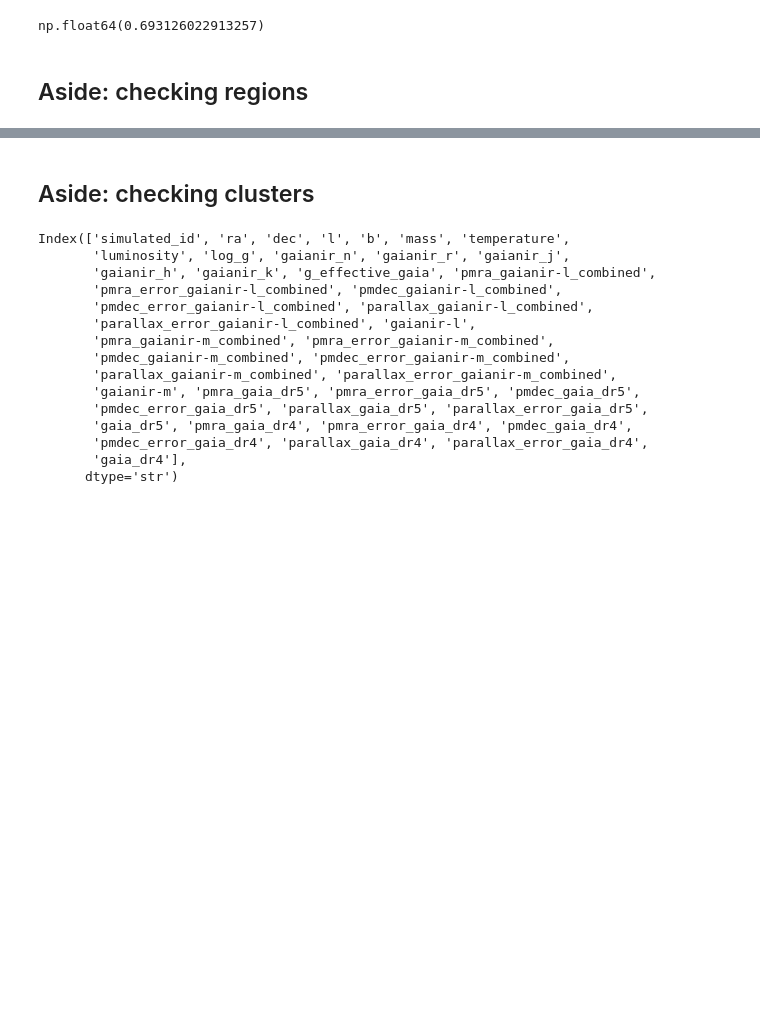
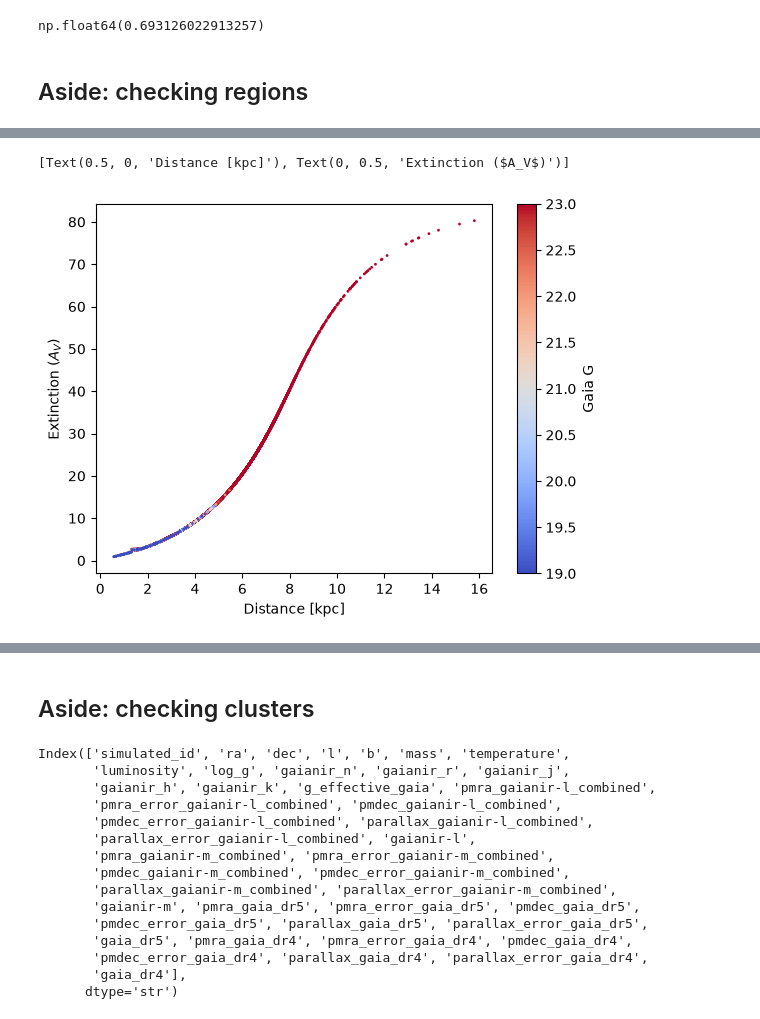
Before and after one commit to emilyhunt/gaianir-open-clusters, a Jupyter notebook: prototypes/selection/selection.ipynb, the cells around one changed output, grey strips where cells are left out. Cells and saved outputs as stored; diff of their text form; code cells hidden in the pictures; blank space fills up the shorter version.

Commit message:
check new regions. They work! Thank Fuck For That

```diff
--- a/prototypes/selection/selection.ipynb
+++ b/prototypes/selection/selection.ipynb
@@ -667,0 +668,19 @@ plt.scatter(good_gaia['pmra_gaia_dr5'], good_gaia['pmdec_gaia_dr5'], s=3)
+# %%
+good_region = region.query("`uncrowded_gaianir-l`").sort_values(
+    "gaia_dr3_g", ascending=False
+)
+
+points = plt.scatter(
+    good_region["distance"],
+    good_region["extinction"],
+    s=1,
+    c=good_region["gaia_dr3_g"],
+    vmin=19,
+    vmax=23,
+    cmap="coolwarm",
+)
+plt.colorbar(points, label="Gaia G")
+plt.gca().set(xlabel="Distance [kpc]", ylabel="Extinction ($A_V$)")
+# %% [output]
+[Text(0.5, 0, 'Distance [kpc]'), Text(0, 0.5, 'Extinction ($A_V$)')]
+[figure, added]
```
Also changed, not shown: parts of 5 cells of this notebook.
